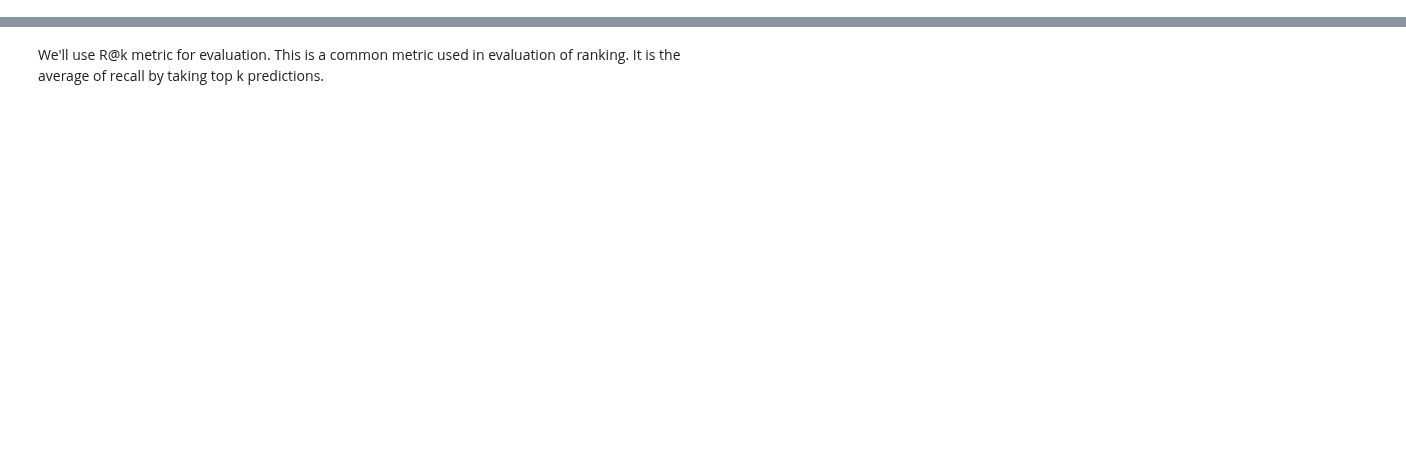
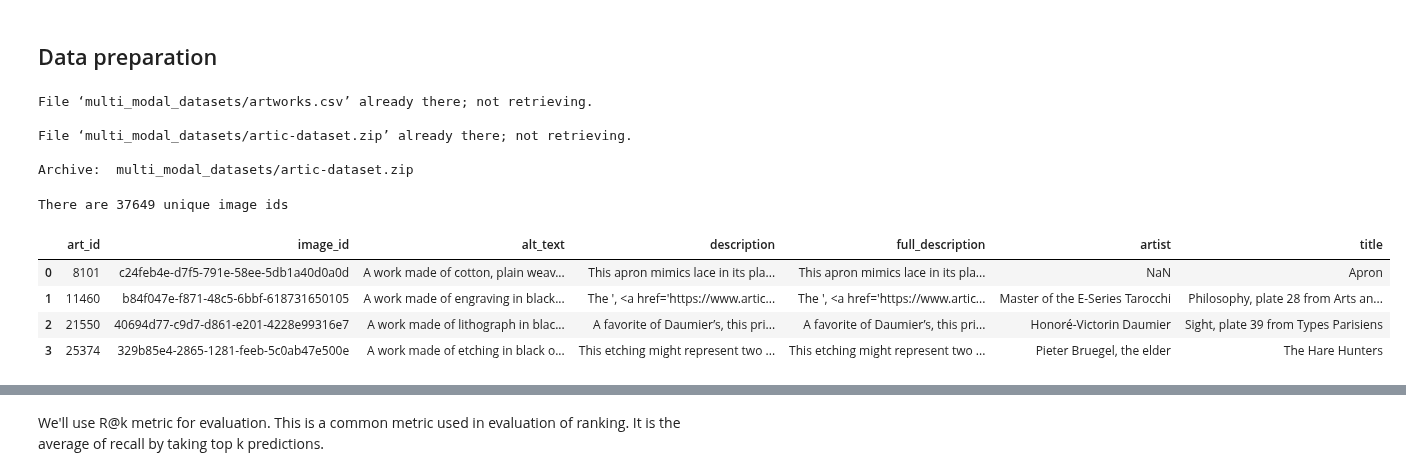
Before and after one commit to tensorflow/similarity, a Jupyter notebook: examples/multimodal_example.ipynb, the cells around one changed output, grey strips where cells are left out. Drawn from its saved outputs; the diff is of its cells as text; code cells hidden in the pictures; blank space fills up the shorter version.

```diff
--- a/examples/multimodal_example.ipynb
+++ b/examples/multimodal_example.ipynb
@@ -298,0 +68,9 @@ loss_fn = MultiNegativesRankLoss()
+# %%
+N_CPU = os.cpu_count()
+IMG_SIZE = 224
+BATCH_SIZE = 64
+COLOR_CHANNELS = 3
+N_TOKENS = 77
+DATA_DIR = "multi_modal_datasets"
+# %% [markdown]
+## Data preparation
@@ -298,0 +80,32 @@ loss_fn = MultiNegativesRankLoss()
+# %%
+!wget -nc https://huggingface.co/datasets/abhishars/artic-dataset/resolve/main/artworks.csv -P {DATA_DIR}
+!wget -nc https://storage.googleapis.com/mys-released-models/gsoc/artic-dataset.zip -P {DATA_DIR}
+!unzip -n {DATA_DIR}/artic-dataset.zip -d {DATA_DIR}
+# %% [output]
+File ‘multi_modal_datasets/artworks.csv’ already there; not retrieving.
+
+File ‘multi_modal_datasets/artic-dataset.zip’ already there; not retrieving.
+
+Archive:  multi_modal_datasets/artic-dataset.zip
+# %%
+# Get the set of unique image ids in the unzipped dir
+ARTIC_IMAGE_DIR = os.path.join(DATA_DIR, "artic-dataset")
+image_ids = [os.path.splitext(fn)[0] for fn in os.listdir(ARTIC_IMAGE_DIR)]
+image_ids = set(image_ids)
+
+print(f"There are {len(image_ids)} unique image ids")
+# %% [output]
+There are 37649 unique image ids
+# %%
+art_df = pd.read_csv(os.path.join(DATA_DIR, "artworks.csv"))
+art_df = art_df.drop_duplicates(subset=["description", "image_id"])
+art_df = art_df.dropna(subset=["description"])
+art_df = art_df.reset_index(drop=True)
+art_df = art_df.loc[art_df["image_id"].isin(image_ids)]
+art_df.head(4)
+# %% [output]
+|  | art_id | image_id | alt_text | description | full_description | artist | title |
+| 0 | 8101 | c24feb4e-d7f5-791e-58ee-5db1a40d0a0d | A work made of cotton, plain weav... | This apron mimics lace in its pla... | This apron mimics lace in its pla... | NaN | Apron |
+| 1 | 11460 | b84f047e-f871-48c5-6bbf-618731650105 | A work made of engraving in black... | The ', <a href='https://www.artic... | The ', <a href='https://www.artic... | Master of the E-Series Tarocchi | Philosophy, plate 28 from Arts an... |
+| 2 | 21550 | 40694d77-c9d7-d861-e201-4228e99316e7 | A work made of lithograph in blac... | A favorite of Daumier’s, this pri... | A favorite of Daumier’s, this pri... | Honoré-Victorin Daumier | Sight, plate 39 from Types Parisiens |
+| 3 | 25374 | 329b85e4-2865-1281-feeb-5c0ab47e500e | A work made of etching in black o... | This etching might represent two ... | This etching might represent two ... | Pieter Bruegel, the elder | The Hare Hunters |
```
Also changed, not shown: parts of 100 cells of this notebook.
